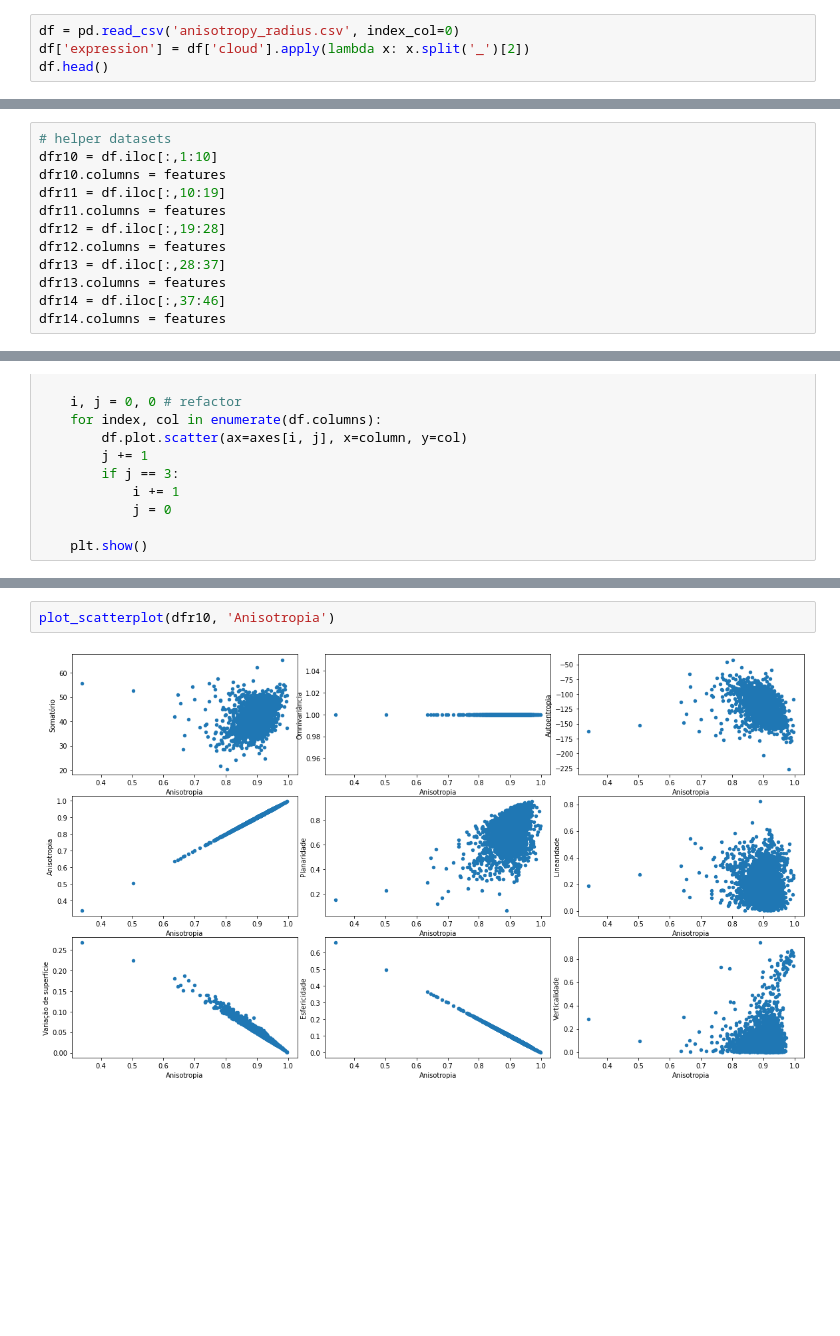
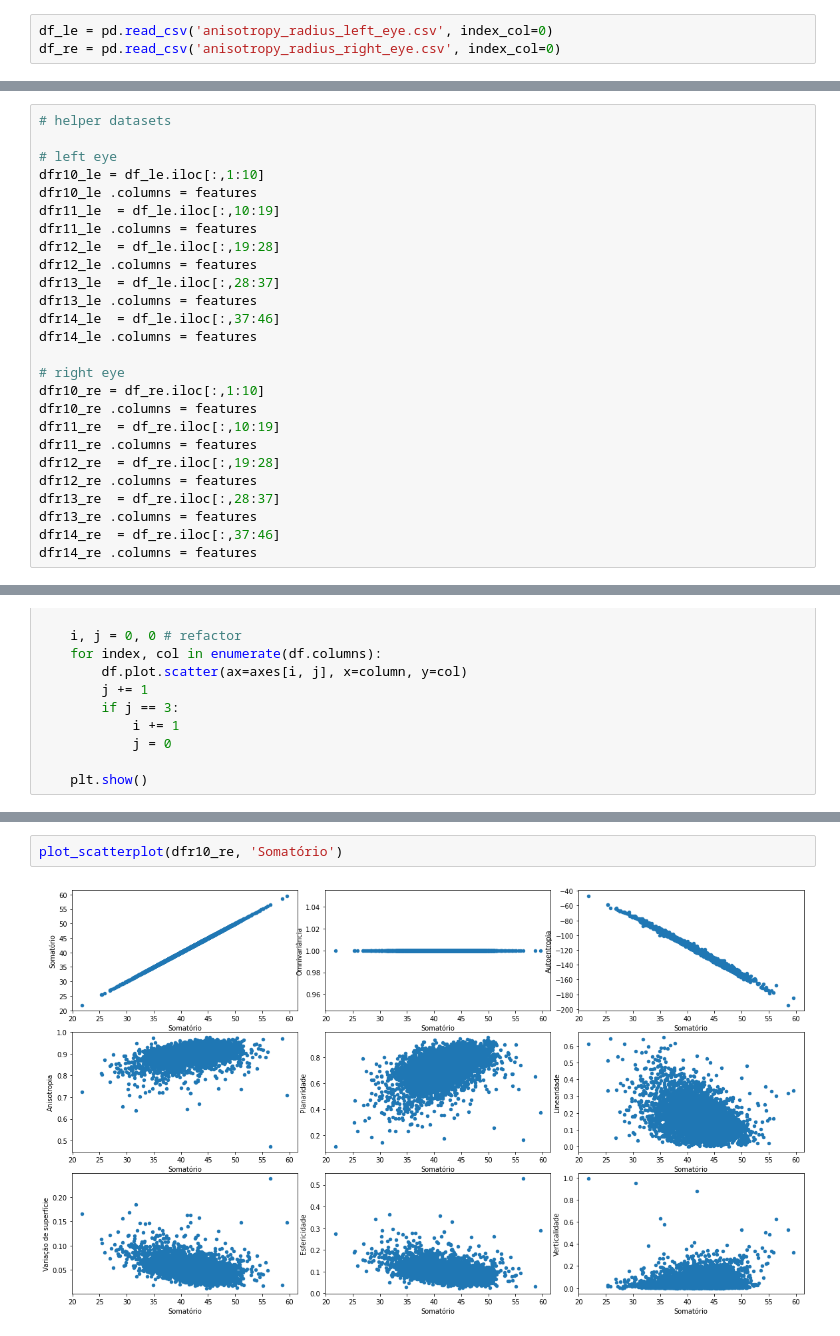
Before and after one commit to thalissonfelipe/landmarks, a Jupyter notebook: Análise das Features da Matriz de Covarariância (Raio).ipynb, the cells around one changed output, grey strips where cells are left out. Cells and saved outputs as stored; diff of their text form; blank space fills up the shorter version.

```diff
--- a/Análise das Features da Matriz de Covarariância (Raio).ipynb
+++ b/Análise das Features da Matriz de Covarariância (Raio).ipynb
@@ -6,6 +6,5 @@ import matplotlib.pyplot as plt
 
 plt.rcParams['figure.figsize'] = (16, 9)
 # %%
-df = pd.read_csv('anisotropy_radius.csv', index_col=0)
-df['expression'] = df['cloud'].apply(lambda x: x.split('_')[2])
-df.head()
+df_le = pd.read_csv('anisotropy_radius_left_eye.csv', index_col=0)
+df_re = pd.read_csv('anisotropy_radius_right_eye.csv', index_col=0)
@@ -157,15 +168,29 @@ plot_histogram_together(df, gfIndex=1)
 # %%
 # helper datasets
-dfr10 = df.iloc[:,1:10]
-dfr10.columns = features
-dfr11 = df.iloc[:,10:19]
-dfr11.columns = features
-dfr12 = df.iloc[:,19:28]
-dfr12.columns = features
-dfr13 = df.iloc[:,28:37]
-dfr13.columns = features
-dfr14 = df.iloc[:,37:46]
-dfr14.columns = features
+
+# left eye
+dfr10_le = df_le.iloc[:,1:10]
+dfr10_le .columns = features
+dfr11_le  = df_le.iloc[:,10:19]
+dfr11_le .columns = features
+dfr12_le  = df_le.iloc[:,19:28]
+dfr12_le .columns = features
+dfr13_le  = df_le.iloc[:,28:37]
+dfr13_le .columns = features
+dfr14_le  = df_le.iloc[:,37:46]
+dfr14_le .columns = features
+
+# right eye
+dfr10_re = df_re.iloc[:,1:10]
+dfr10_re .columns = features
+dfr11_re  = df_re.iloc[:,10:19]
+dfr11_re .columns = features
+dfr12_re  = df_re.iloc[:,19:28]
+dfr12_re .columns = features
+dfr13_re  = df_re.iloc[:,28:37]
+dfr13_re .columns = features
+dfr14_re  = df_re.iloc[:,37:46]
+dfr14_re .columns = features
 # %%
 def plot_scatterplot(df, column, expression=None):
     nrows, ncols = 3, 3
@@ -189,6 +214,6 @@ plot_scatterplot(dfr10, 'Somatório')
 # %% [output]
 [figure]
 # %%
-plot_scatterplot(dfr10, 'Anisotropia')
+plot_scatterplot(dfr10_re, 'Somatório')
 # %% [output]
-[figure, old version]
+[figure, new version]
```
Also changed, not shown: parts of 14 cells of this notebook, 3 other files.
